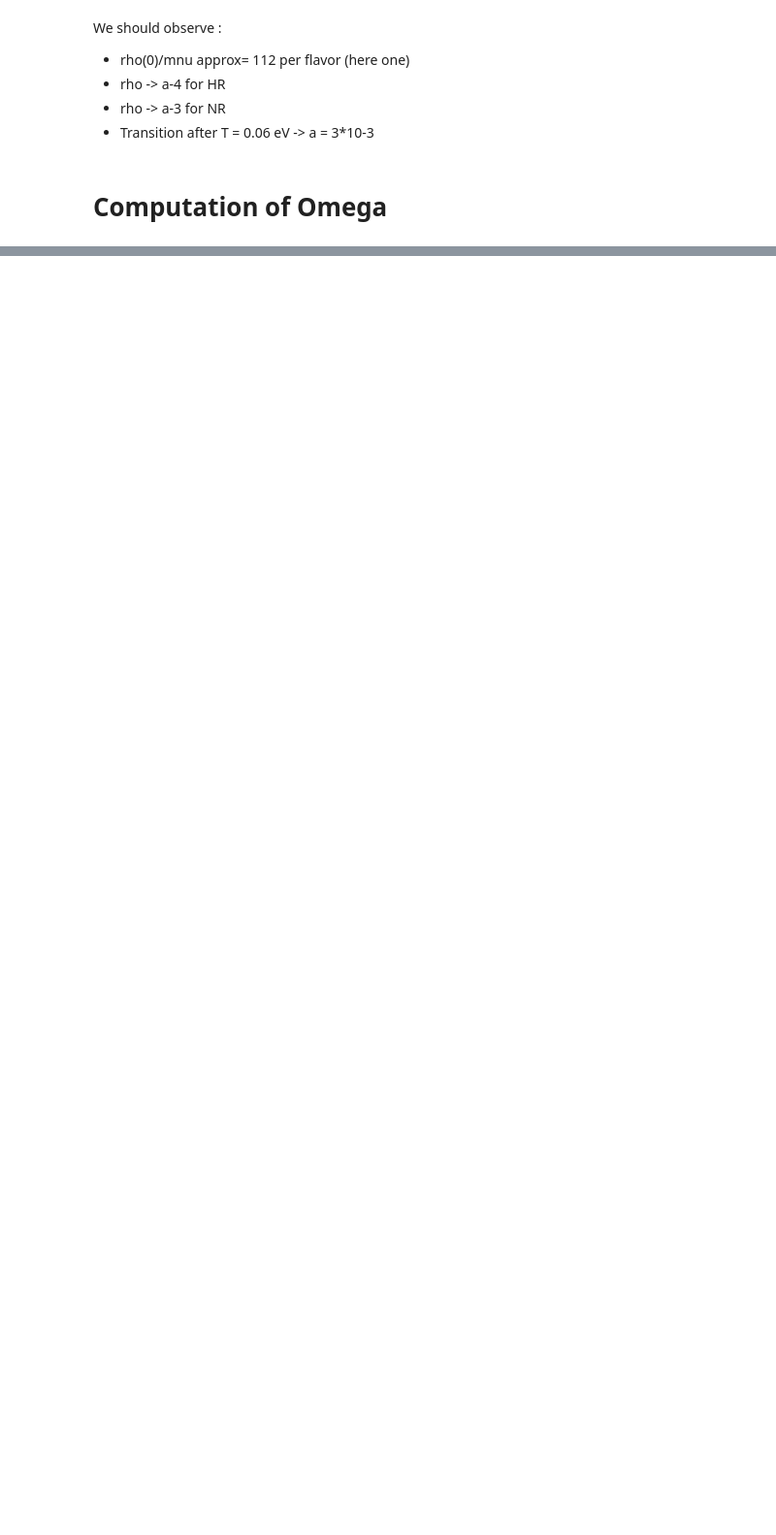
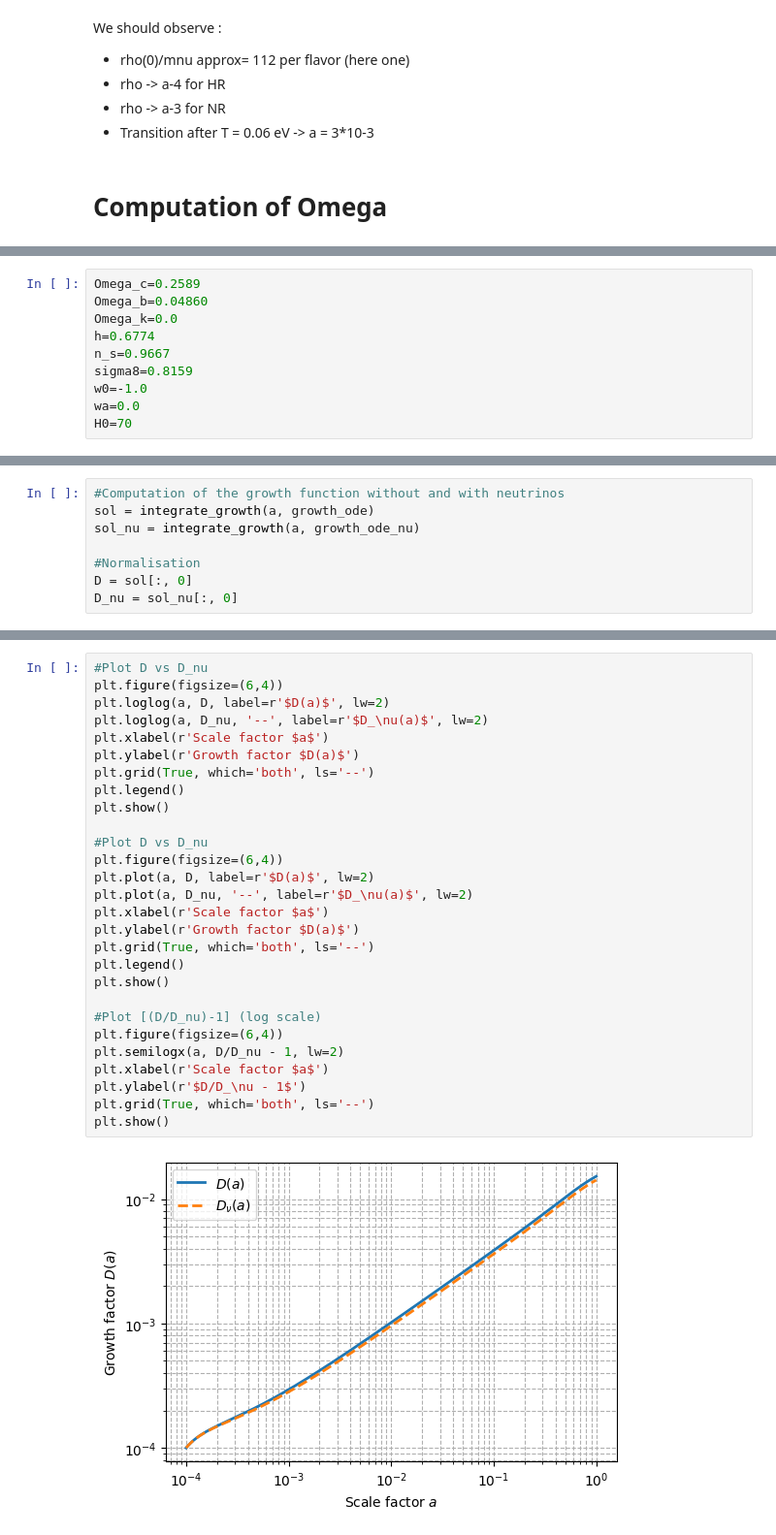
Before and after one commit to Xantyos13/DISCO-DJ, a Jupyter notebook: Test_Bench.ipynb, the cells around one changed output, grey strips where cells are left out. Shown at 97% size. Saved outputs shown, nothing was run; the diff lists cells and outputs as text; blank space fills up the shorter version.

```diff
--- a/Test_Bench.ipynb
+++ b/Test_Bench.ipynb
@@ -226,0 +246,10 @@ Omega_nu(a=1) formule Th =  0.001231284475965327
+# %%
+Omega_c=0.2589
+Omega_b=0.04860
+Omega_k=0.0
+h=0.6774
+n_s=0.9667
+sigma8=0.8159
+w0=-1.0
+wa=0.0
+H0=70
@@ -226,0 +436,8 @@ Omega_nu(a=1) formule Th =  0.001231284475965327
+# %%
+#Computation of the growth function without and with neutrinos
+sol = integrate_growth(a, growth_ode)
+sol_nu = integrate_growth(a, growth_ode_nu)
+
+#Normalisation
+D = sol[:, 0]
+D_nu = sol_nu[:, 0]
@@ -226,0 +446,30 @@ Omega_nu(a=1) formule Th =  0.001231284475965327
+# %%
+#Plot D vs D_nu
+plt.figure(figsize=(6,4))
+plt.loglog(a, D, label=r'$D(a)$', lw=2)
+plt.loglog(a, D_nu, '--', label=r'$D_\nu(a)$', lw=2)
+plt.xlabel(r'Scale factor $a$')
+plt.ylabel(r'Growth factor $D(a)$')
+plt.grid(True, which='both', ls='--')
+plt.legend()
+plt.show()
+
+#Plot D vs D_nu
+plt.figure(figsize=(6,4))
+plt.plot(a, D, label=r'$D(a)$', lw=2)
+plt.plot(a, D_nu, '--', label=r'$D_\nu(a)$', lw=2)
+plt.xlabel(r'Scale factor $a$')
+plt.ylabel(r'Growth factor $D(a)$')
+plt.grid(True, which='both', ls='--')
+plt.legend()
+plt.show()
+
+#Plot [(D/D_nu)-1] (log scale)
+plt.figure(figsize=(6,4))
+plt.semilogx(a, D/D_nu - 1, lw=2)
+plt.xlabel(r'Scale factor $a$')
+plt.ylabel(r'$D/D_\nu - 1$')
+plt.grid(True, which='both', ls='--')
+plt.show()
+# %% [output]
+[figure, added]
```
Also changed, not shown: parts of 25 cells of this notebook, 2 other files.
